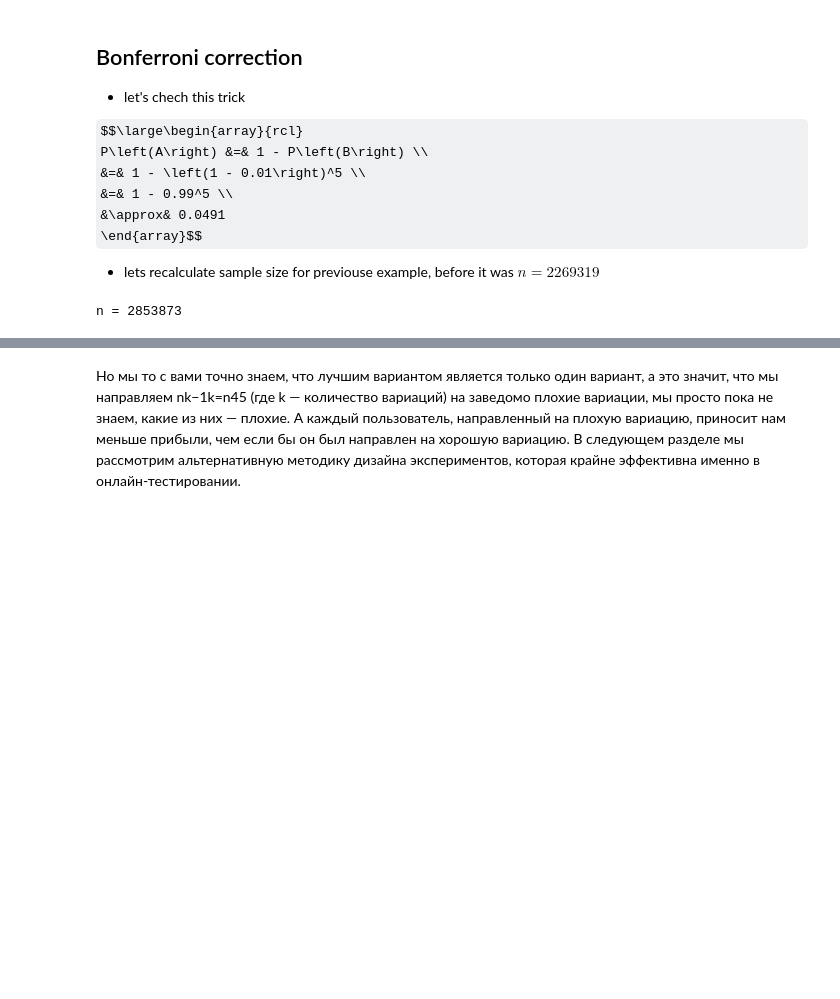
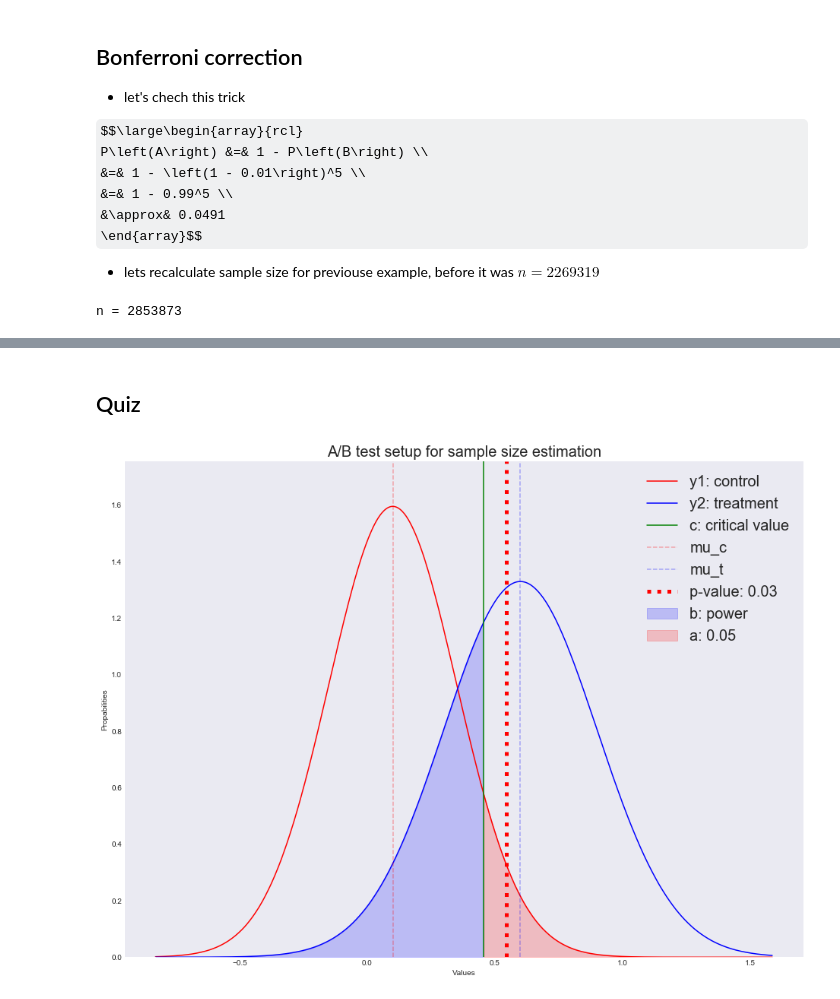
Before and after one commit to mephistopheies/dds, a Jupyter notebook: abt_mab_251117/ipy/abtmab.ipynb, the cells around one changed output, grey strips where cells are left out. Drawn from its saved outputs; the diff is of its cells as text; code cells hidden in the pictures; some formulas as TeX source; blank space fills up the shorter version.

```diff
--- a/abt_mab_251117/ipy/abtmab.ipynb
+++ b/abt_mab_251117/ipy/abtmab.ipynb
@@ -481,2 +490,47 @@ Salmon (dead) | Resurrection machine
-# %% [markdown]
- Но мы то с вами точно знаем, что лучшим вариантом является только один вариант, а это значит, что мы направляем nk−1k=n45 (где k — количество вариаций) на заведомо плохие вариации, мы просто пока не знаем, какие из них — плохие. А каждый пользователь, направленный на плохую вариацию, приносит нам меньше прибыли, чем если бы он был направлен на хорошую вариацию. В следующем разделе мы рассмотрим альтернативную методику дизайна экспериментов, которая крайне эффективна именно в онлайн-тестировании.
+# %% [markdown]
+## Quiz
+# %%
+# mean values
+mu_c = 0.1
+mu_t = 0.6
+
+# standard deviations
+s_c = 0.25
+s_t = 0.3
+
+# threshold
+c = 1.3*(mu_c + mu_t)/2
+
+support = np.linspace(
+    stats.norm.ppf(0.0001, loc=mu_c, scale=s_c),
+    stats.norm.ppf(1 - 0.0005, loc=mu_t, scale=s_t), 1000)
+y1 = stats.norm.pdf(support, loc=mu_c, scale=s_c)
+y2 = stats.norm.pdf(support, loc=mu_t, scale=s_t)
+
+fig, ax = plt.subplots()
+ax.plot(support, y1, color='r', label='y1: control')
+ax.plot(support, y2, color='b', label='y2: treatment')
+ax.set_ylim(0, 1.1*np.max([
+            stats.norm.pdf(mu_c, loc=mu_c, scale=s_c),
+            stats.norm.pdf(mu_t, loc=mu_t, scale=s_t)
+        ]))
+ax.axvline(c, color='g', label='c: critical value')
+ax.axvline(mu_c, color='r', alpha=0.3, linestyle='--', label='mu_c')
+ax.axvline(mu_t, color='b', alpha=0.3, linestyle='--', label='mu_t')
+ax.fill_between(support[support <= c],
+                y2[support <= c],
+                color='b', alpha=0.2, label='b: power')
+ax.fill_between(support[support >= c],
+                y1[support >= c],
+                color='r', alpha=0.2, label='a: 0.05')
+
+ax.axvline(c + 0.09, color='r', alpha=1, linestyle=':', label='p-value: 0.03', linewidth=5)
+
+ax.legend(loc='upper right', prop={'size': 20})
+ax.set_title('A/B test setup for sample size estimation', fontsize=20)
+ax.set_xlabel('Values')
+ax.set_ylabel('Propabilities')
+
+plt.show()
+# %% [output]
+[figure, added]
```
Also changed, not shown: parts of 16 cells of this notebook, 1 other file.
